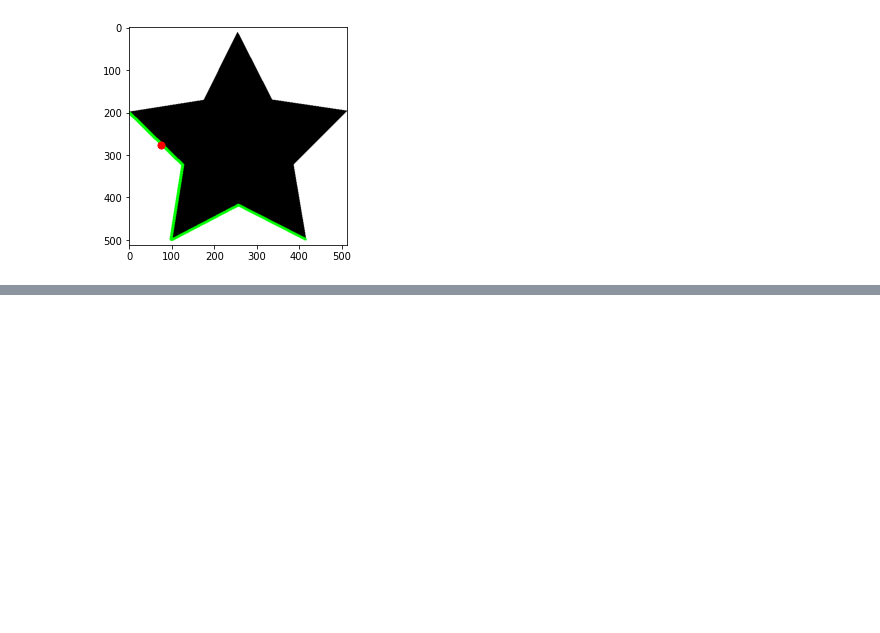
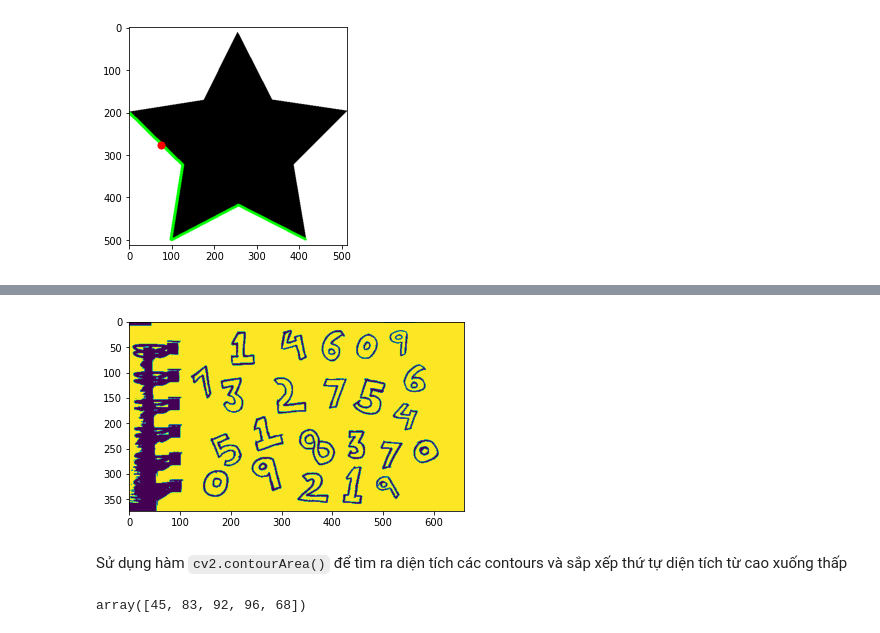
Before and after one commit to phanxuanphucnd/freelearningcv, a Jupyter notebook: jupyter notebooks/Image Preprocessing.ipynb, the cells around one changed output, grey strips where cells are left out. Saved outputs shown, nothing was run; the diff lists cells and outputs as text; code cells hidden in the pictures; blank space fills up the shorter version.

```diff
--- a/jupyter notebooks/Image Preprocessing.ipynb
+++ b/jupyter notebooks/Image Preprocessing.ipynb
@@ -566,0 +579,26 @@ Area of contour 0: 129.5
+# %%
+img = _download_image('https://i0.wp.com/cdn-images-1.medium.com/max/2400/1*LmxW8FDfXZJl5yvESvjP7Q.jpeg?resize=660%2C373&ssl=1')
+
+# TODO: Chuyển đổi ảnh sang ảnh gray
+img = cv2.cvtColor(img, cv2.COLOR_BGR2GRAY)
+
+# TODO: Chuyển đổi ảnh nhị phân
+_, img = cv2.threshold(img, 100, 255, cv2.THRESH_BINARY)
+plt.imshow(img)
+
+# TODO: Tìm kiếm contours trên ảnh nhị phân
+contours, hierarchy = cv2.findContours(img, cv2.RETR_TREE, cv2.CHAIN_APPROX_SIMPLE)
+# %% [output]
+[figure, added]
+# %% [markdown]
+Sử dụng hàm `cv2.contourArea()` để tìm ra diện tích các contours và sắp xếp thứ tự diện tích từ cao xuống thấp
+# %%
+# TODO: Tìm ra diện tích của toàn bộ các contours
+
+area_cnt = [cv2.contourArea(cnt) for cnt in contours]
+area_sorted = np.argsort(area_cnt)[::-1]
+
+# Top 5 contour có diện tích lớn nhất
+area_sorted[:5]
+# %% [output]
+array([45, 83, 92, 96, 68])
```
Also changed, not shown: parts of 21 cells of this notebook.
